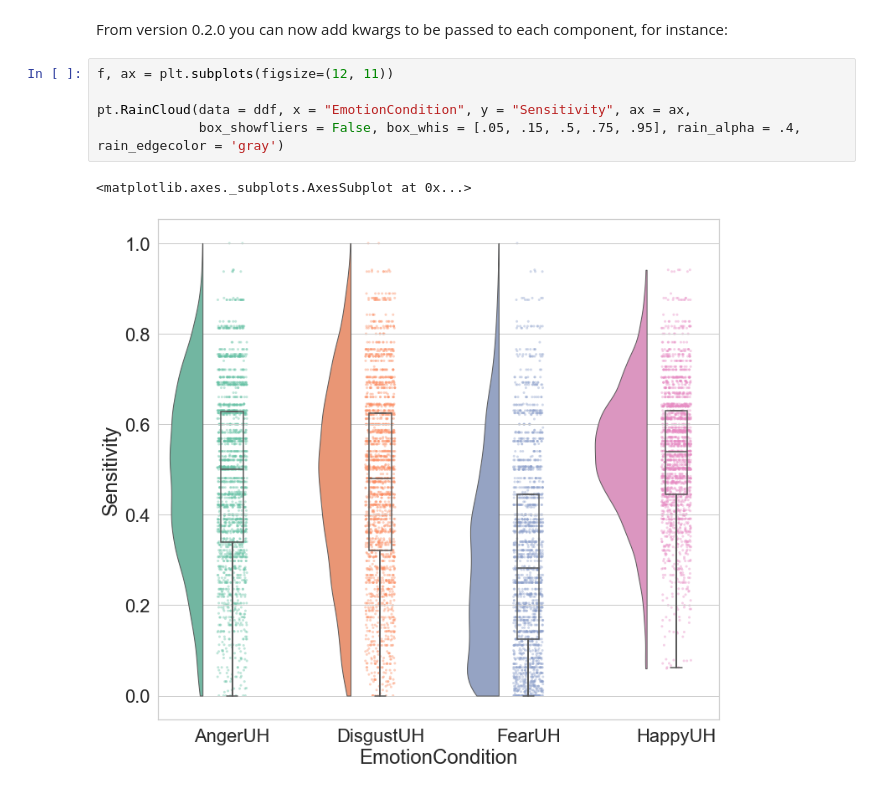
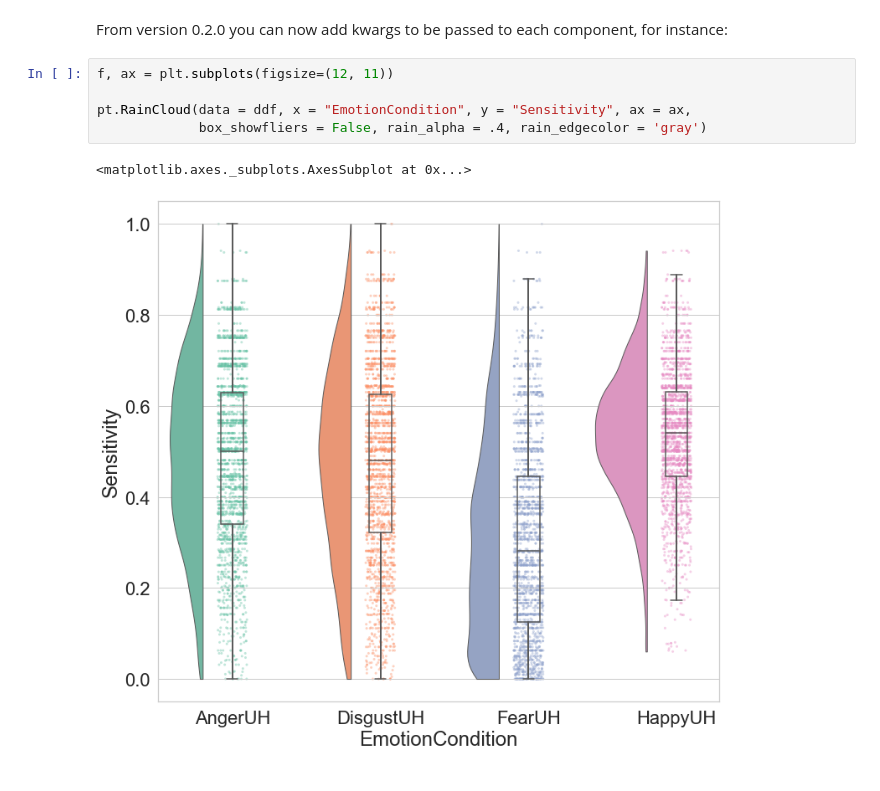
Before and after one commit to pog87/PtitPrince, a Jupyter notebook: RainCloud_Plot.ipynb, the cells around one changed output. Drawn from its saved outputs; the diff is of its cells as text.

```diff
--- a/RainCloud_Plot.ipynb
+++ b/RainCloud_Plot.ipynb
@@ -110,8 +110,8 @@ From version 0.2.0 you can now add kwargs to be passed to each component, for in
 # %%
 f, ax = plt.subplots(figsize=(12, 11))
 
 pt.RainCloud(data = ddf, x = "EmotionCondition", y = "Sensitivity", ax = ax,
-             box_showfliers = False, box_whis = [.05, .15, .5, .75, .95], rain_alpha = .4, rain_edgecolor = 'gray')
+             box_showfliers = False, rain_alpha = .4, rain_edgecolor = 'gray')
 # %% [output]
 <matplotlib.axes._subplots.AxesSubplot at 0x...>
-[figure, old version]
+[figure, new version]
```
Also changed, not shown: parts of 5 cells of this notebook, 3 other files.
